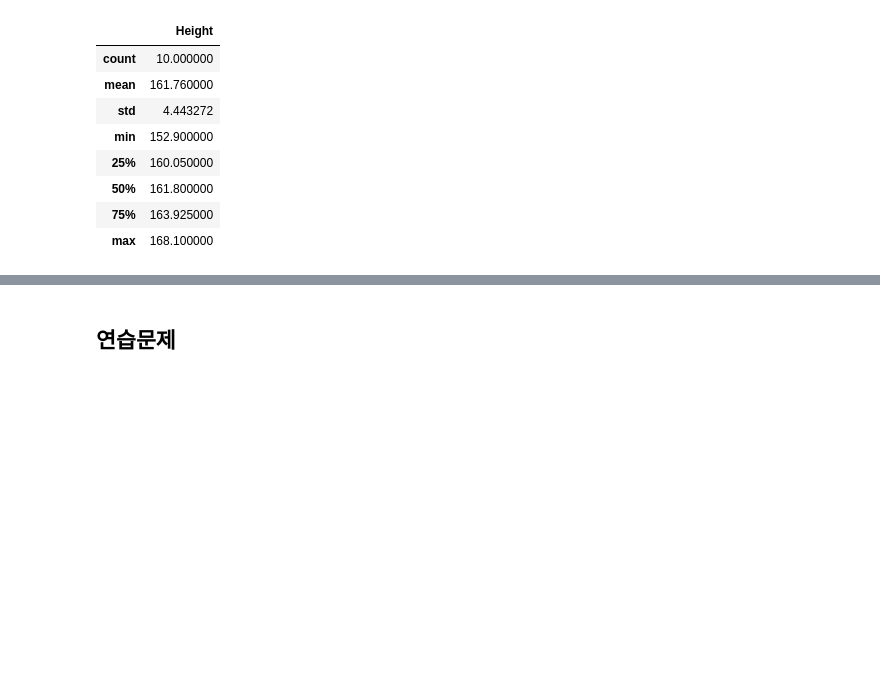
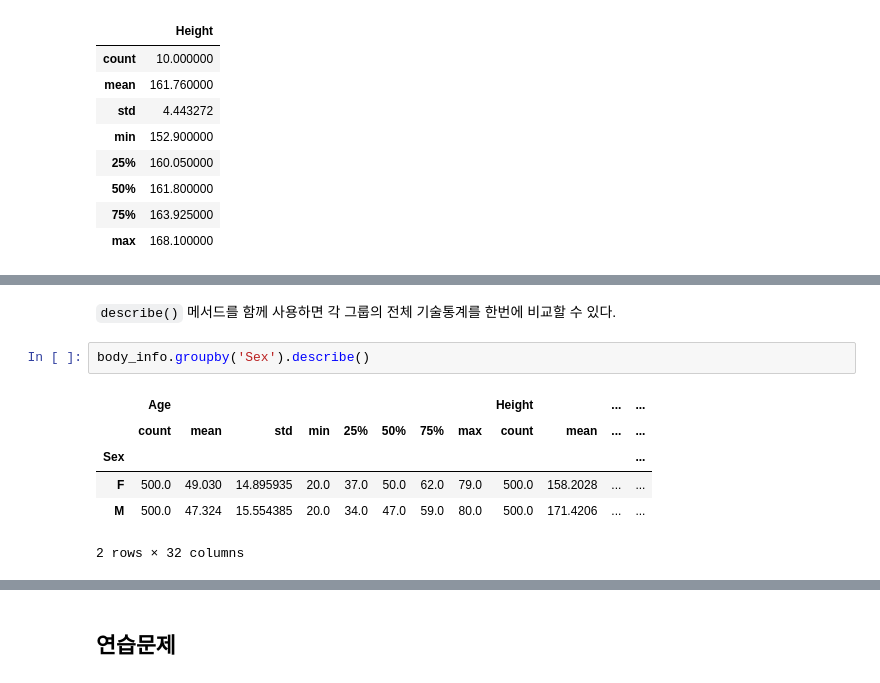
Before and after one commit to codingalzi/code-workout-datasci, a Jupyter notebook: representatives.ipynb, the cells around one changed output, grey strips where cells are left out. Drawn from its saved outputs; the diff is of its cells as text; blank space fills up the shorter version.

```diff
--- a/representatives.ipynb
+++ b/representatives.ipynb
@@ -477,0 +507,11 @@ heights_df.describe()
+# %% [markdown]
+`describe()` 메서드를 함께 사용하면 각 그룹의 전체 기술통계를 한번에 비교할 수 있다.
+# %%
+body_info.groupby('Sex').describe()
+# %% [output]
+|  | Age |  |  |  |  |  |  |  | Height |  | ... | ... |
+|  | count | mean | std | min | 25% | 50% | 75% | max | count | mean | ... | ... |
+| Sex |  |  |  |  |  |  |  |  |  |  |  | ... |
+| F | 500.0 | 49.030 | 14.895935 | 20.0 | 37.0 | 50.0 | 62.0 | 79.0 | 500.0 | 158.2028 | ... | ... |
+| M | 500.0 | 47.324 | 15.554385 | 20.0 | 34.0 | 47.0 | 59.0 | 80.0 | 500.0 | 171.4206 | ... | ... |
+2 rows × 32 columns
```
Also changed, not shown: parts of 115 cells of this notebook, 3 other files.
